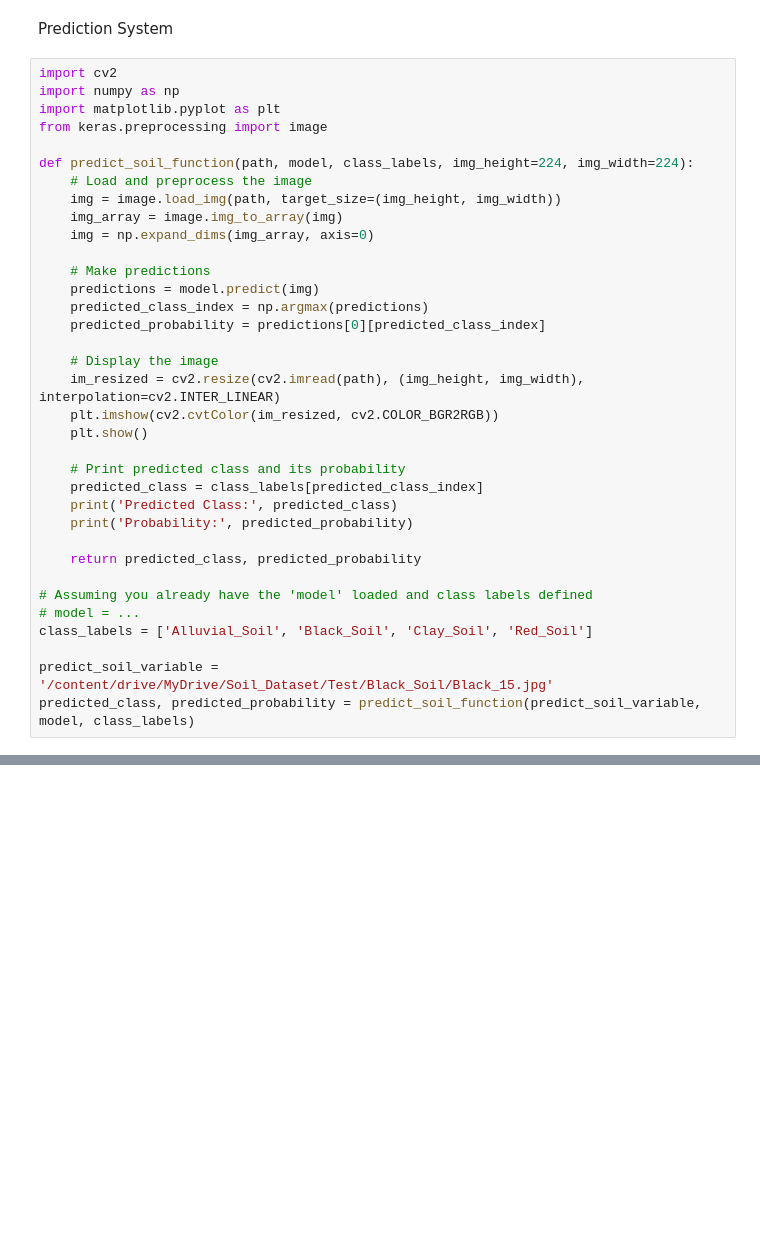
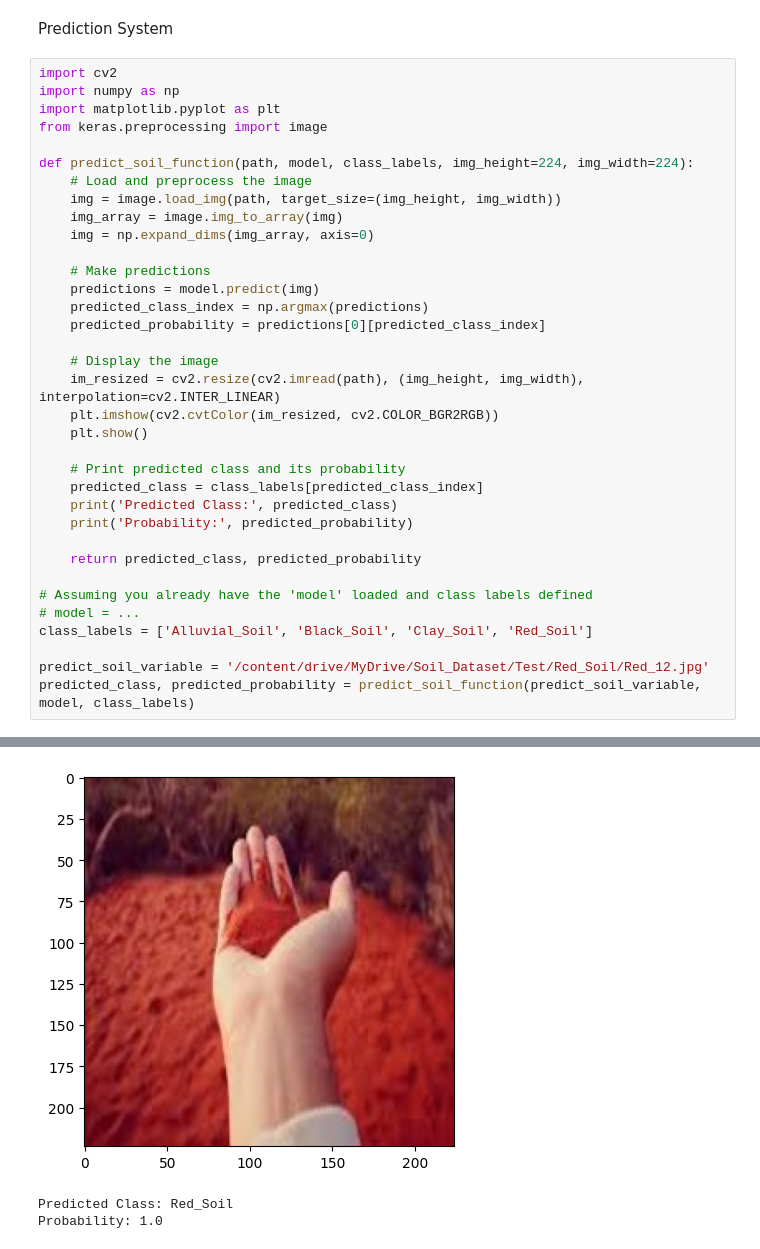
Before and after one commit to Saicharan39/Machine-Learning, a Jupyter notebook: soil_classification.ipynb, the cells around one changed output, grey strips where cells are left out. Drawn from its saved outputs; the diff is of its cells as text; blank space fills up the shorter version.

```diff
--- a/soil_classification.ipynb
+++ b/soil_classification.ipynb
@@ -268,5 +320,6 @@ def predict_soil_function(path, model, class_labels, img_height=224, img_width=2
 # model = ...
 class_labels = ['Alluvial_Soil', 'Black_Soil', 'Clay_Soil', 'Red_Soil']
 
-predict_soil_variable = '/content/drive/MyDrive/Soil_Dataset/Test/Black_Soil/Black_15.jpg'
+predict_soil_variable = '/content/drive/MyDrive/Soil_Dataset/Test/Red_Soil/Red_12.jpg'
 predicted_class, predicted_probability = predict_soil_function(predict_soil_variable, model, class_labels)
+# %% [output]
@@ -272,0 +327,3 @@ predicted_class, predicted_probability = predict_soil_function(predict_soil_vari
+[figure, added]
+Predicted Class: Red_Soil
+Probability: 1.0
```
Also changed, not shown: parts of 14 cells of this notebook.
